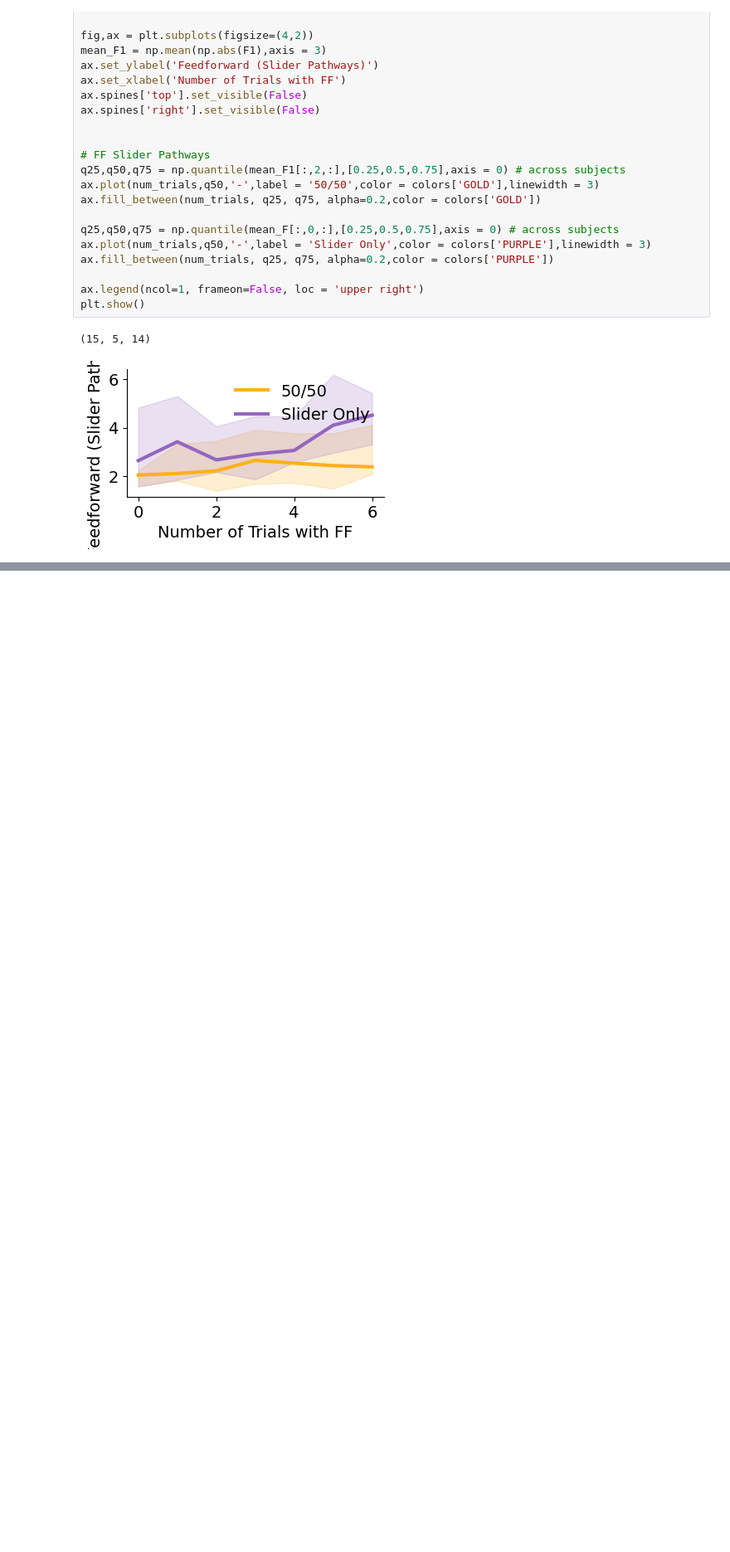
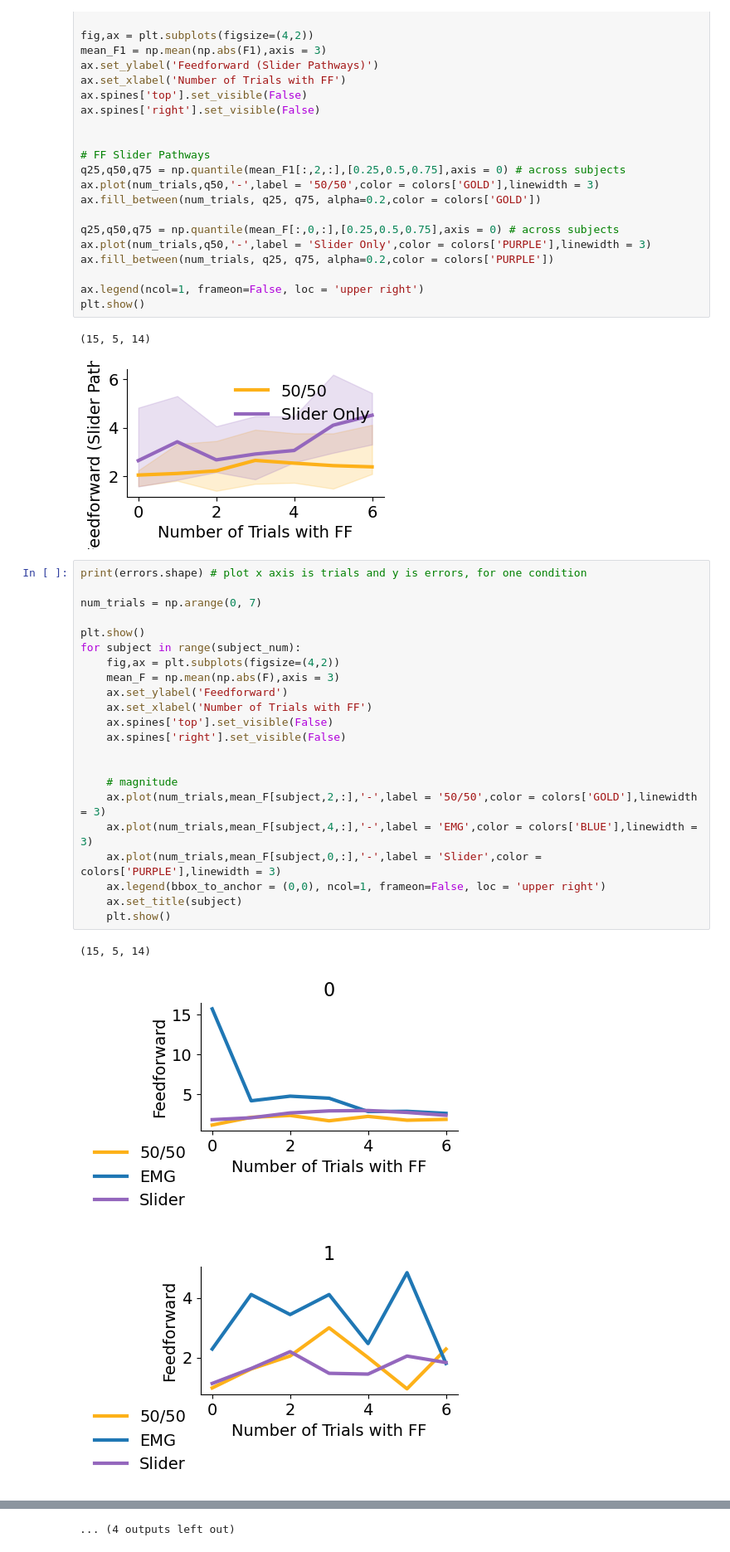
Before and after one commit to finley16/sensorimotor_fusion, a Jupyter notebook: analysis/Multimodal paper/20250501_EMBC_analysis.ipynb, the cells around one changed output, grey strips where cells are left out. Shown: that part at 83% size. Drawn from its saved outputs; the diff is of its cells as text; blank space fills up the shorter version.

```diff
--- a/analysis/Multimodal paper/20250501_EMBC_analysis.ipynb
+++ b/analysis/Multimodal paper/20250501_EMBC_analysis.ipynb
@@ -281,3 +311,29 @@ plt.show()
 # %% [output]
 (15, 5, 14)
 [figure]
+# %%
+print(errors.shape) # plot x axis is trials and y is errors, for one condition
+
+num_trials = np.arange(0, 7)
+
+plt.show()
+for subject in range(subject_num):
+    fig,ax = plt.subplots(figsize=(4,2))
+    mean_F = np.mean(np.abs(F),axis = 3)
+    ax.set_ylabel('Feedforward')
+    ax.set_xlabel('Number of Trials with FF')
+    ax.spines['top'].set_visible(False)
+    ax.spines['right'].set_visible(False)
+
+
+    # magnitude
+    ax.plot(num_trials,mean_F[subject,2,:],'-',label = '50/50',color = colors['GOLD'],linewidth = 3)
+    ax.plot(num_trials,mean_F[subject,4,:],'-',label = 'EMG',color = colors['BLUE'],linewidth = 3)
+    ax.plot(num_trials,mean_F[subject,0,:],'-',label = 'Slider',color = colors['PURPLE'],linewidth = 3)
+    ax.legend(bbox_to_anchor = (0,0), ncol=1, frameon=False, loc = 'upper right')
+    ax.set_title(subject)
+    plt.show()
+# %% [output]
+(15, 5, 14)
+[figure, added]
+[figure, added]
@@ -283,0 +349 @@ plt.show()
+... (4 outputs left out)
```
Also changed, not shown: parts of 5 cells of this notebook.
